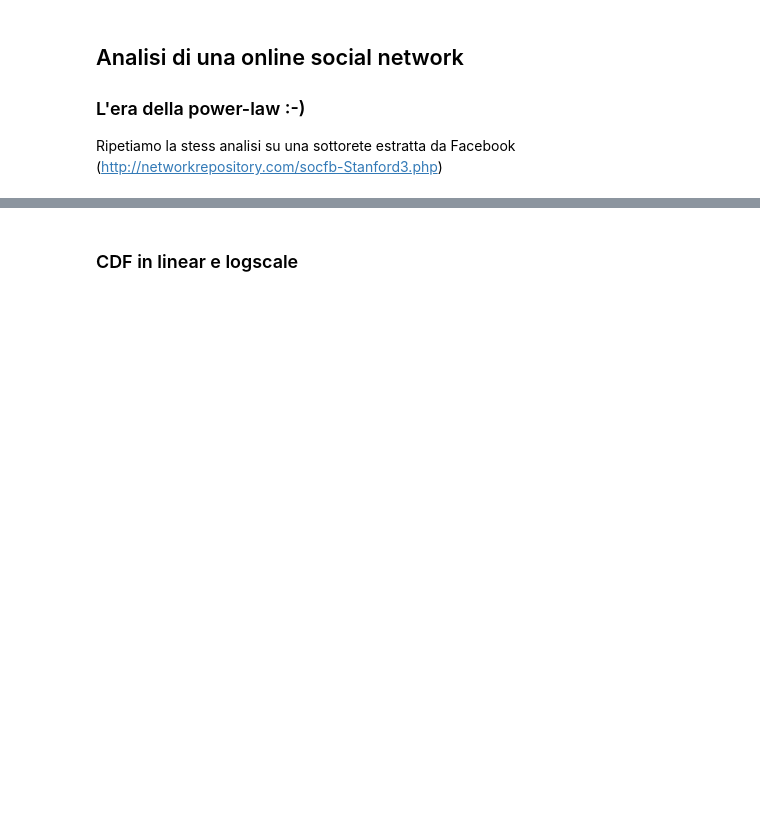
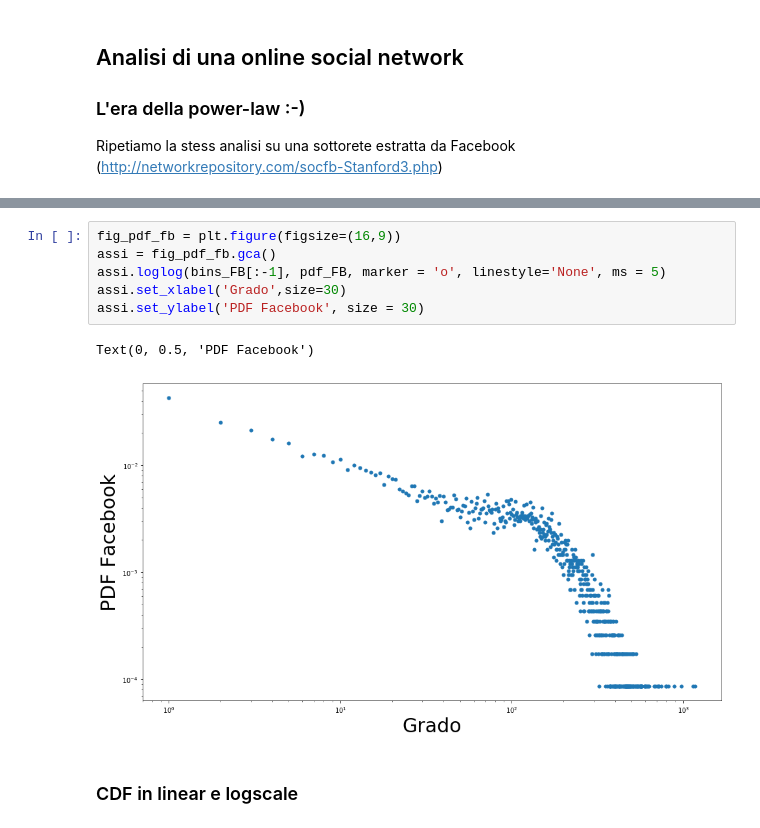
Before and after one commit to matzigno/SocialMediaMining2019, a Jupyter notebook: NetworkX.ipynb, the cells around one changed output, grey strips where cells are left out. Cells and saved outputs as stored; diff of their text form; blank space fills up the shorter version.

```diff
--- a/NetworkX.ipynb
+++ b/NetworkX.ipynb
@@ -740,2 +809,11 @@ Ripetiamo la stess analisi su una sottorete estratta da Facebook (http://network
+# %%
+fig_pdf_fb = plt.figure(figsize=(16,9))
+assi = fig_pdf_fb.gca()
+assi.loglog(bins_FB[:-1], pdf_FB, marker = 'o', linestyle='None', ms = 5)
+assi.set_xlabel('Grado',size=30)
+assi.set_ylabel('PDF Facebook', size = 30)
+# %% [output]
+Text(0, 0.5, 'PDF Facebook')
+[figure, added]
 # %% [markdown]
 ### CDF in linear e logscale
```
Also changed, not shown: parts of 77 cells of this notebook.
